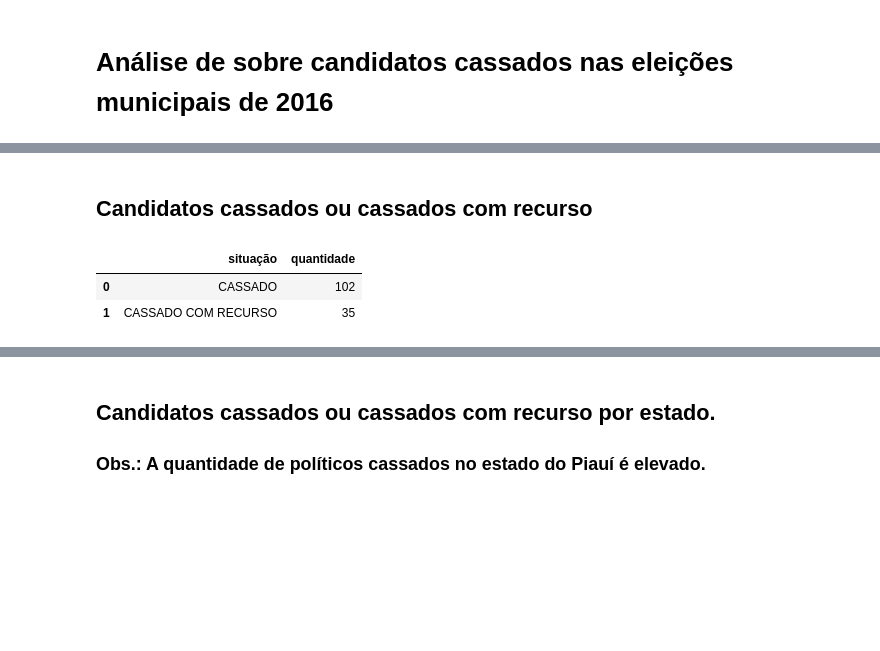
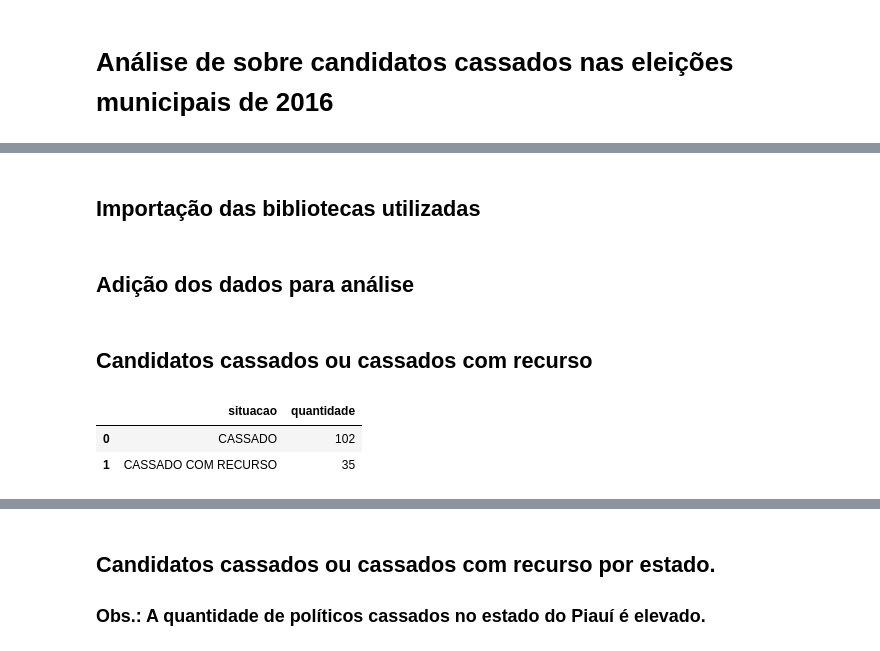
Before and after one commit to matheuscosantos/candidatos-cassados-eleicoes-2016, a Jupyter notebook: Analise_eleicoes_2016.ipynb, the cells around one changed output, grey strips where cells are left out. Saved outputs shown, nothing was run; the diff lists cells and outputs as text; code cells hidden in the pictures; blank space fills up the shorter version.

```diff
--- a/Analise_eleicoes_2016.ipynb
+++ b/Analise_eleicoes_2016.ipynb
@@ -7,0 +5,2 @@
+# %% [markdown]
+## Importação das bibliotecas utilizadas
@@ -8 +9,3 @@
+# %% [markdown]
+## Adição dos dados para análise
 # %%
@@ -16,12 +18,12 @@ dados = pd.concat(frames)
 # %%
 quantidade = dados['des_situacao_candidatura'].to_frame() \
                                               .reset_index() \
                                               .groupby(by='des_situacao_candidatura') \
                                               .count()
 quantidade = quantidade.reset_index()
-quantidade.columns = ['situação', 'quantidade']
+quantidade.columns = ['situacao', 'quantidade']
 quantidade
 # %% [output]
-|  | situação | quantidade |
+|  | situacao | quantidade |
 | 0 | CASSADO | 102 |
 | 1 | CASSADO COM RECURSO | 35 |
```
Also changed, not shown: parts of 14 cells of this notebook.
